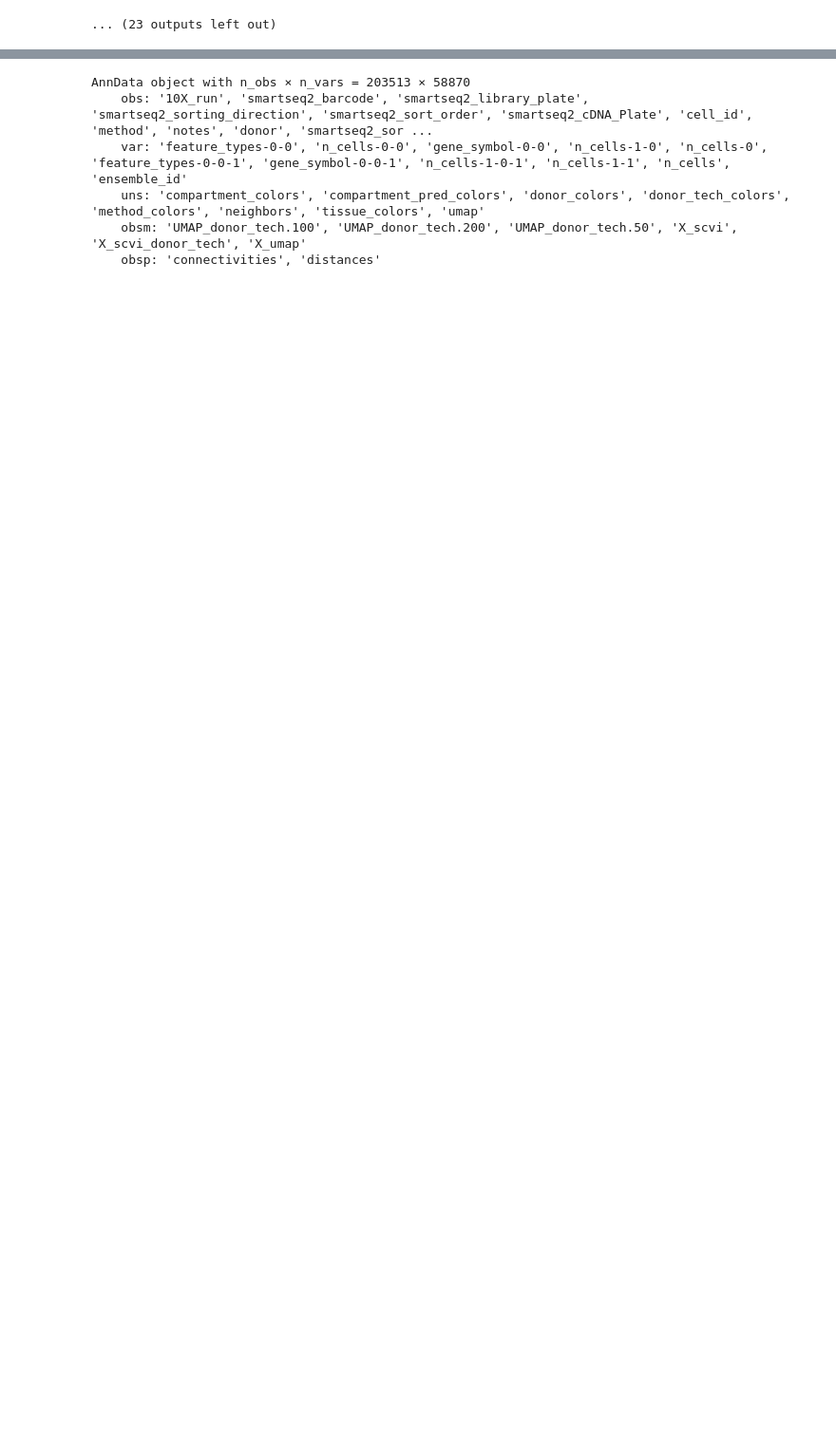
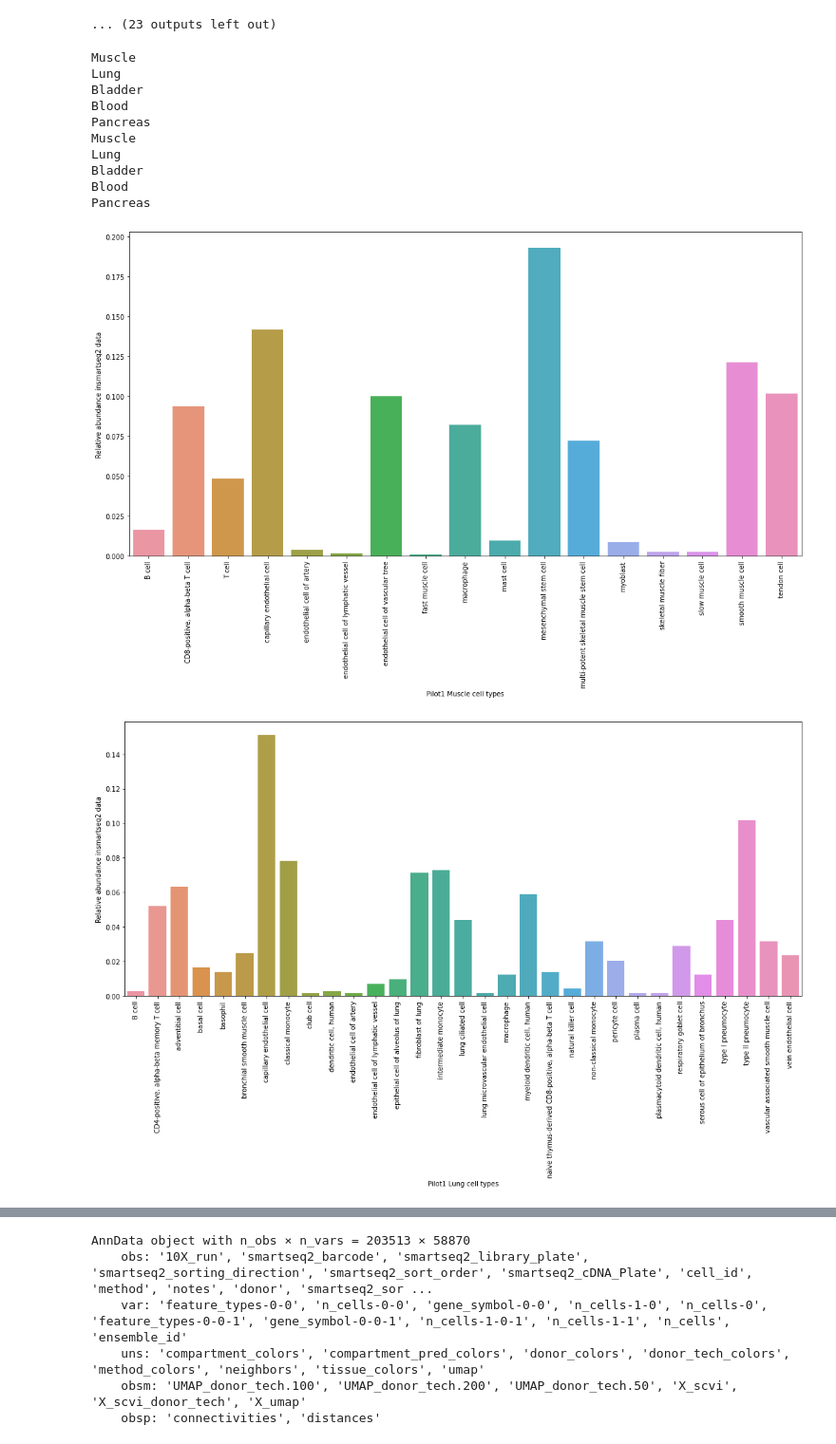
Before and after one commit to czbiohub-sf/tabula-sapiens, a Jupyter notebook: analysis-scripts/publication/v0/Fig_cell_fractions.ipynb, the cells around one changed output, grey strips where cells are left out. Shown at 95% size. Drawn from its saved outputs; the diff is of its cells as text; code cells hidden in the pictures; blank space fills up the shorter version.

```diff
--- a/analysis-scripts/publication/v0/Fig_cell_fractions.ipynb
+++ b/analysis-scripts/publication/v0/Fig_cell_fractions.ipynb
@@ -47,6 +66,9 @@ import scanpy as sc
 import seaborn as sns
 import matplotlib.pyplot as plt
 import pandas as pd
+# %%
+plt.rcParams['pdf.fonttype'] = 42
+plt.rcParams['ps.fonttype'] = 42
 # %%
 import sys
 sys.path.append('/home/angela/src/scVI_TSP/')
@@ -70,3 +92,7 @@ AnnData object with n_obs × n_vars = 203513 × 58870
     uns: 'compartment_colors', 'compartment_pred_colors', 'donor_colors', 'donor_tech_colors', 'method_colors', 'neighbors', 'tissue_colors', 'umap'
     obsm: 'UMAP_donor_tech.100', 'UMAP_donor_tech.200', 'UMAP_donor_tech.50', 'X_scvi', 'X_scvi_donor_tech', 'X_umap'
     obsp: 'connectivities', 'distances'
+# %%
+adata = sc.read_h5ad("/mnt/ibm_lg/angela/sapiens/data/Pilot1_Pilot2_filtered_ensembl_id_Aug5.complete_meta.raw.h5ad")
+adata = remove_cats(adata)
+adata
@@ -144,3 +177,22 @@ Blood
 [figure]
 [figure]
 ... (23 outputs left out)
+# %%
+tiss_cell_fractions(adata[adata.obs['donor']=='TSP1'].copy(),
+                        technology_col='method',
+                        groupby='tissue',
+                        category='propagated_cell_ontology_class',
+                        dataset="Pilot1")
+# %% [output]
+Muscle
+Lung
+Bladder
+Blood
+Pancreas
+Muscle
+Lung
+Bladder
+Blood
+Pancreas
+[figure, added]
+[figure, added]
```
Also changed, not shown: parts of 8 cells of this notebook, 8 other files.
